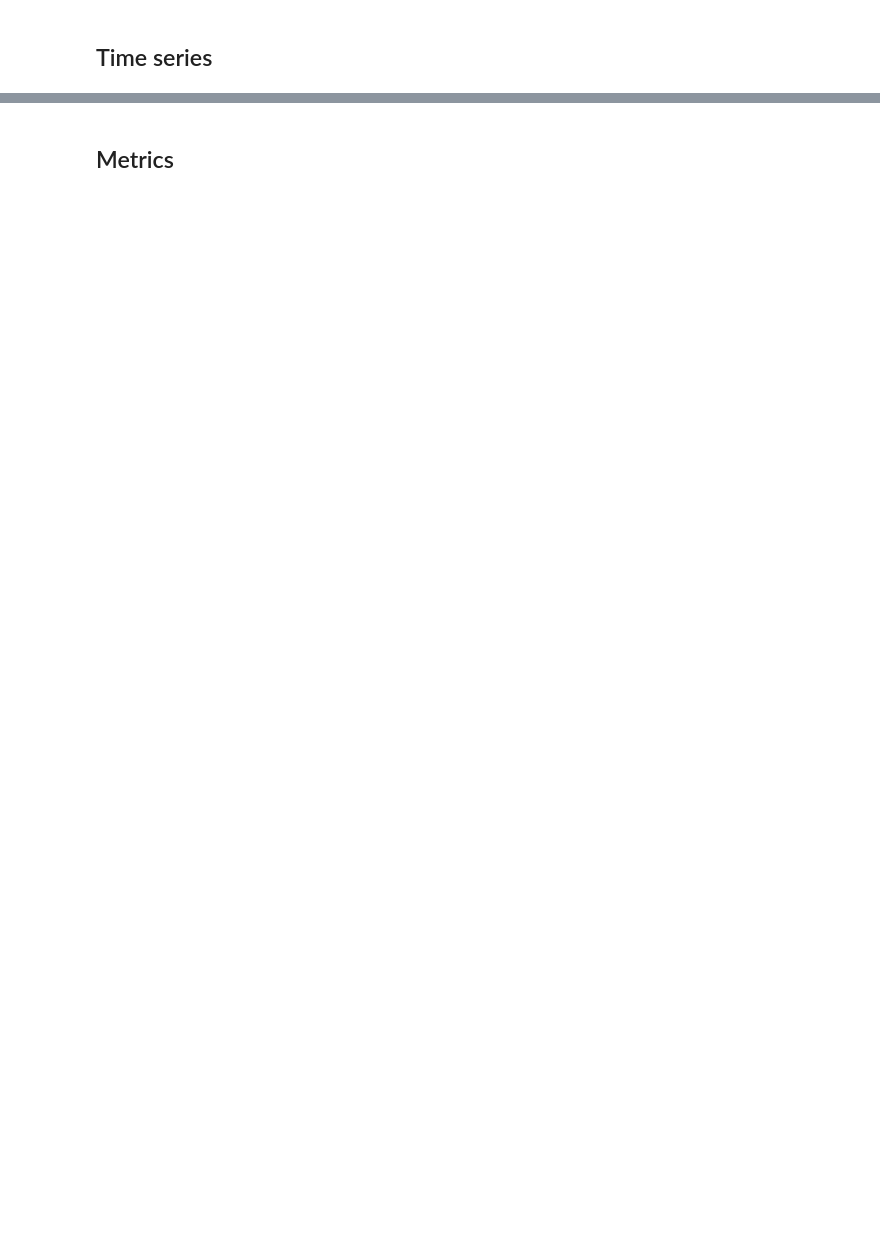
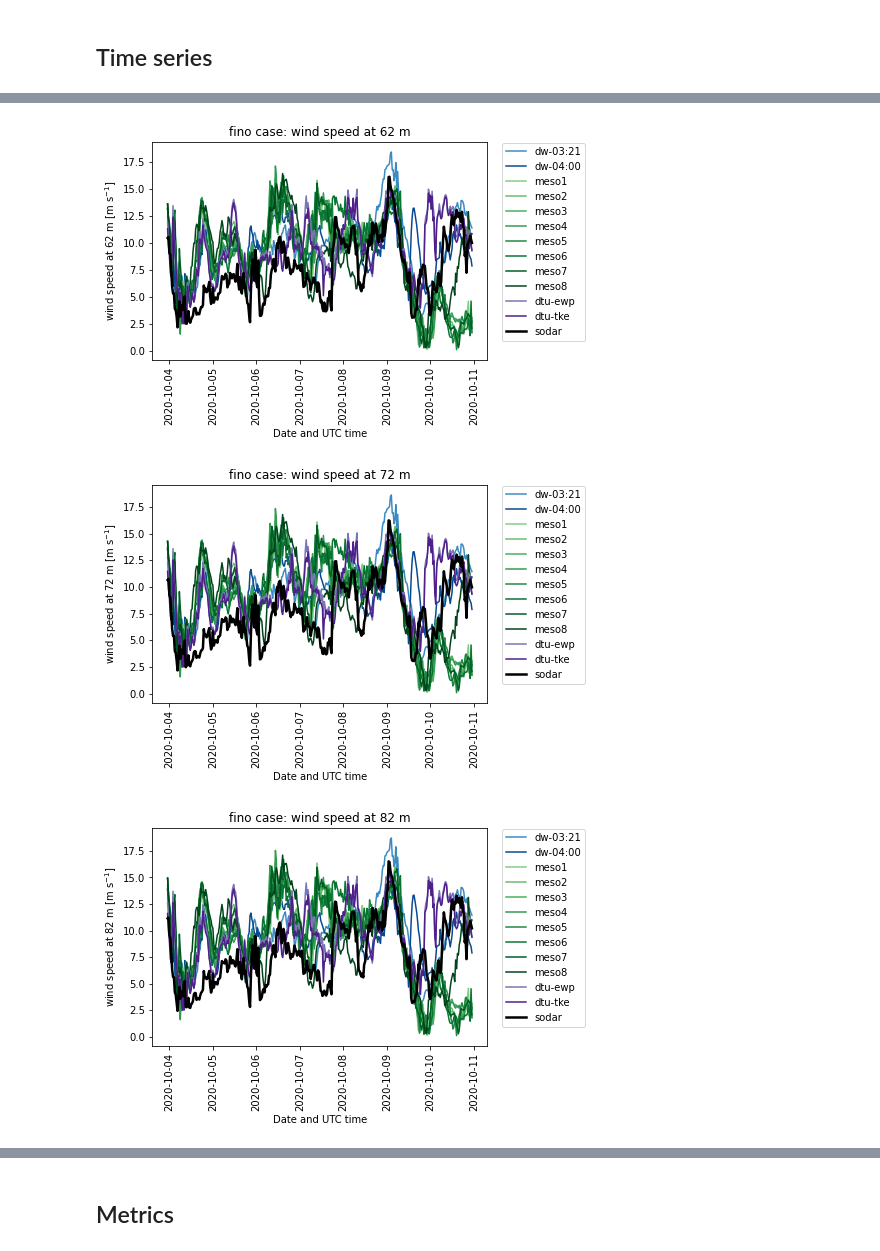
Before and after one commit to joejoeyjoseph/i-validate, a Jupyter notebook: notebooks/y_analysis.ipynb, the cells around one changed output, grey strips where cells are left out. Drawn from its saved outputs; the diff is of its cells as text; code cells hidden in the pictures; blank space fills up the shorter version.

```diff
--- a/notebooks/y_analysis.ipynb
+++ b/notebooks/y_analysis.ipynb
@@ -60,0 +117,15 @@ plot_us_ws_ts(120)
+# %%
+case = 'fino'
+
+df_dw = read_ts_df(case, 'dw')
+df_meso = read_ts_df(case, 'meso')
+df_dtu = read_ts_df(case, 'dtu')
+
+plot_eu_ws_ts(62, case)
+plot_eu_ws_ts(72, case)
+plot_eu_ws_ts(82, case)
+plot_eu_ws_ts(92, case)
+# %% [output]
+[figure, added]
+[figure, added]
+[figure, added]
```
Also changed, not shown: parts of 22 cells of this notebook.
